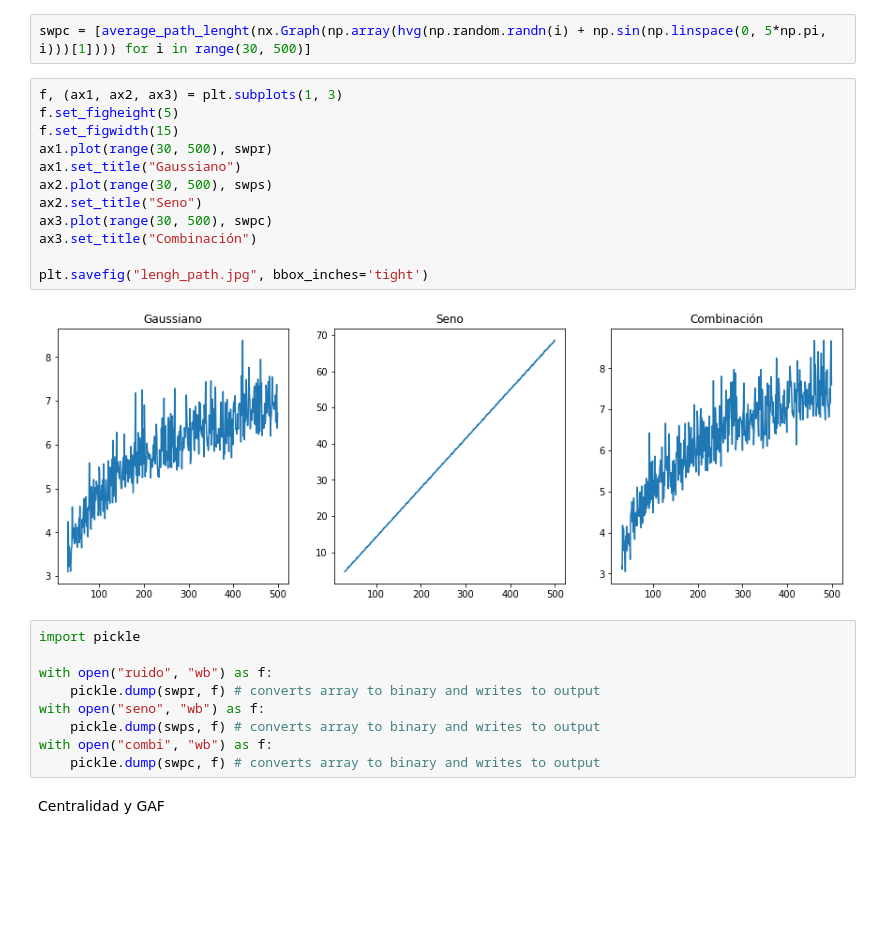
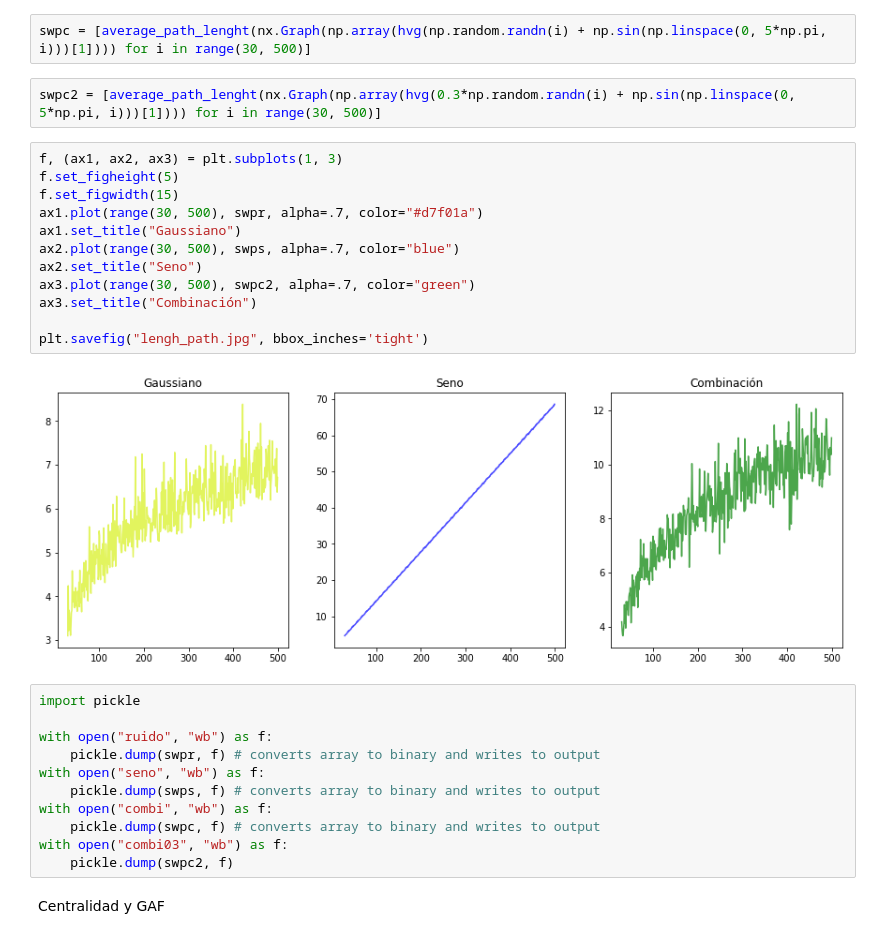
Before and after one commit to cperezln/vg_gaf, a Jupyter notebook: cristianperez/Experimentos (II).ipynb, the cells around one changed output. Drawn from its saved outputs; the diff is of its cells as text; blank space fills up the shorter version.

```diff
--- a/cristianperez/Experimentos (II).ipynb
+++ b/cristianperez/Experimentos (II).ipynb
@@ -163,19 +142,21 @@ swps
 # %%
 swpc = [average_path_lenght(nx.Graph(np.array(hvg(np.random.randn(i) + np.sin(np.linspace(0, 5*np.pi, i)))[1]))) for i in range(30, 500)]
+# %%
+swpc2 = [average_path_lenght(nx.Graph(np.array(hvg(0.3*np.random.randn(i) + np.sin(np.linspace(0, 5*np.pi, i)))[1]))) for i in range(30, 500)]
 # %%
 f, (ax1, ax2, ax3) = plt.subplots(1, 3)
 f.set_figheight(5)
 f.set_figwidth(15)
-ax1.plot(range(30, 500), swpr)
+ax1.plot(range(30, 500), swpr, alpha=.7, color="#d7f01a")
 ax1.set_title("Gaussiano")
-ax2.plot(range(30, 500), swps)
+ax2.plot(range(30, 500), swps, alpha=.7, color="blue")
 ax2.set_title("Seno")
-ax3.plot(range(30, 500), swpc)
+ax3.plot(range(30, 500), swpc2, alpha=.7, color="green")
 ax3.set_title("Combinación")
 
 plt.savefig("lengh_path.jpg", bbox_inches='tight')
 # %% [output]
-[figure, old version]
+[figure, new version]
 # %%
 import pickle
 
@@ -185,6 +166,8 @@ with open("seno", "wb") as f:
     pickle.dump(swps, f) # converts array to binary and writes to output
 with open("combi", "wb") as f:
     pickle.dump(swpc, f) # converts array to binary and writes to output
+with open("combi03", "wb") as f:
+    pickle.dump(swpc2, f)
 # %% [markdown]
 Centralidad y GAF
 # %% [markdown]
```
Also changed, not shown: parts of 5 cells of this notebook, 5 other files.
